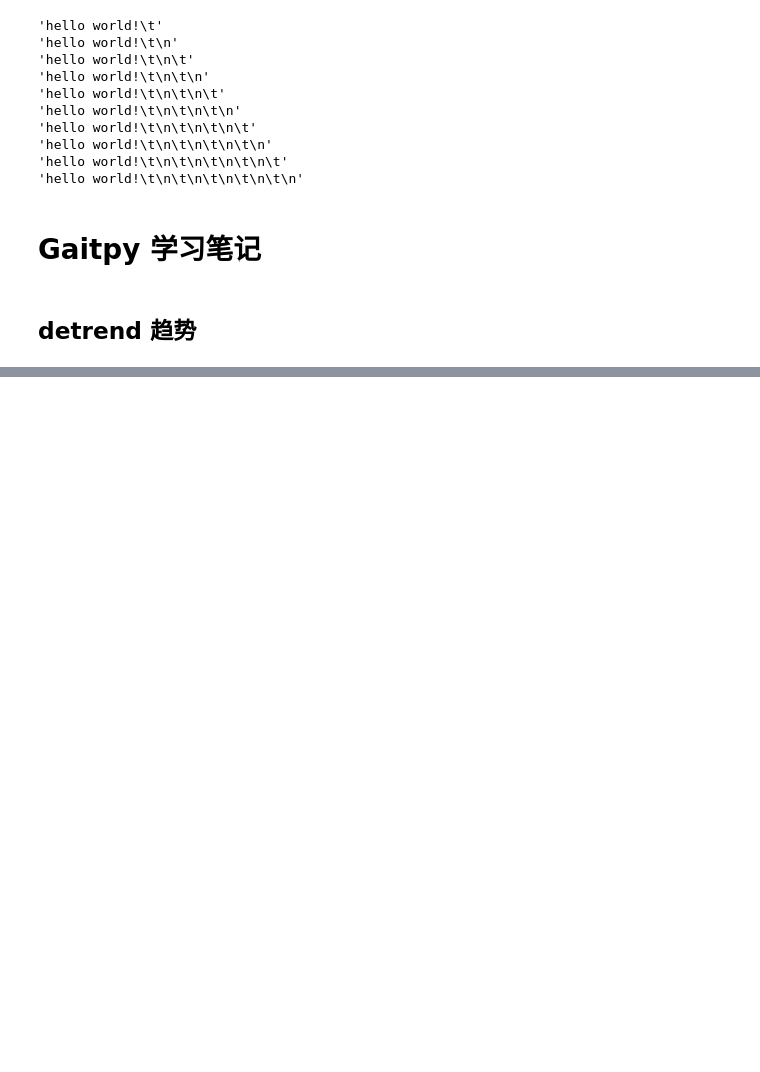
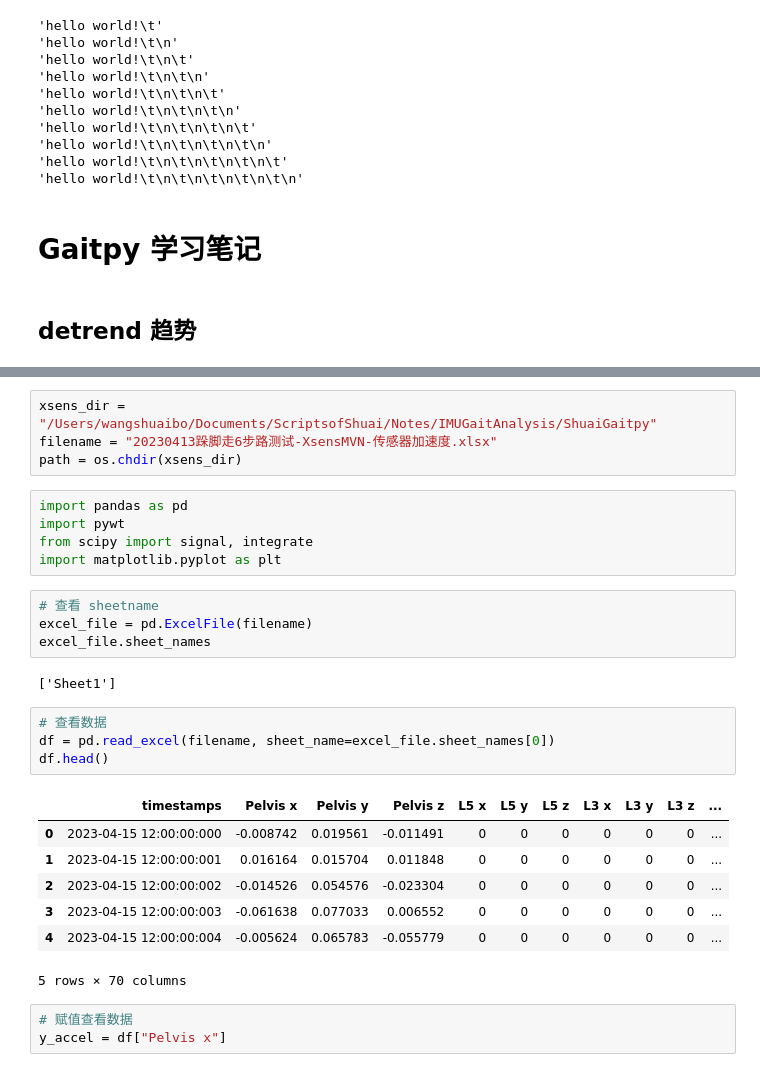
Before and after one commit to Allwillcome/--_----, a Jupyter notebook: Notes/20230416_PythonExercise.ipynb, the cells around one changed output, grey strips where cells are left out. Drawn from its saved outputs; the diff is of its cells as text; blank space fills up the shorter version.

```diff
--- a/Notes/20230416_PythonExercise.ipynb
+++ b/Notes/20230416_PythonExercise.ipynb
@@ -693,0 +700,30 @@ plt.plot(np.arange(0,len(data)),data,detrended_data)
+# %%
+xsens_dir = "/Users/wangshuaibo/Documents/ScriptsofShuai/Notes/IMUGaitAnalysis/ShuaiGaitpy"
+filename = "20230413跺脚走6步路测试-XsensMVN-传感器加速度.xlsx"
+path = os.chdir(xsens_dir)
+# %%
+import pandas as pd
+import pywt
+from scipy import signal, integrate
+import matplotlib.pyplot as plt
+# %%
+# 查看 sheetname
+excel_file = pd.ExcelFile(filename)
+excel_file.sheet_names
+# %% [output]
+['Sheet1']
+# %%
+# 查看数据
+df = pd.read_excel(filename, sheet_name=excel_file.sheet_names[0])
+df.head()
+# %% [output]
+|  | timestamps | Pelvis x | Pelvis y | Pelvis z | L5 x | L5 y | L5 z | L3 x | L3 y | L3 z | ... |
+| 0 | 2023-04-15 12:00:00:000 | -0.008742 | 0.019561 | -0.011491 | 0 | 0 | 0 | 0 | 0 | 0 | ... |
+| 1 | 2023-04-15 12:00:00:001 | 0.016164 | 0.015704 | 0.011848 | 0 | 0 | 0 | 0 | 0 | 0 | ... |
+| 2 | 2023-04-15 12:00:00:002 | -0.014526 | 0.054576 | -0.023304 | 0 | 0 | 0 | 0 | 0 | 0 | ... |
+| 3 | 2023-04-15 12:00:00:003 | -0.061638 | 0.077033 | 0.006552 | 0 | 0 | 0 | 0 | 0 | 0 | ... |
+| 4 | 2023-04-15 12:00:00:004 | -0.005624 | 0.065783 | -0.055779 | 0 | 0 | 0 | 0 | 0 | 0 | ... |
+5 rows × 70 columns
+# %%
+# 赋值查看数据
+y_accel = df["Pelvis x"]
```
Also changed, not shown: parts of 9 cells of this notebook.
